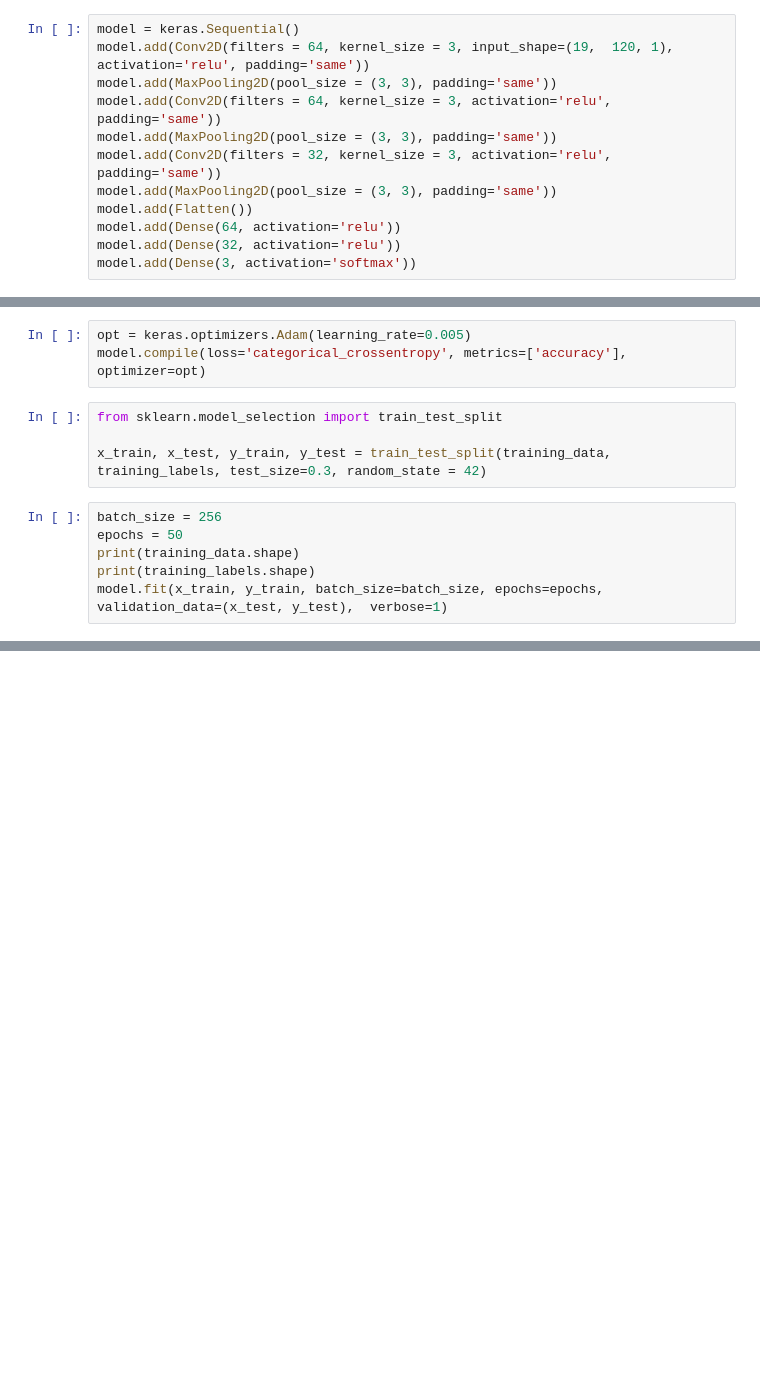
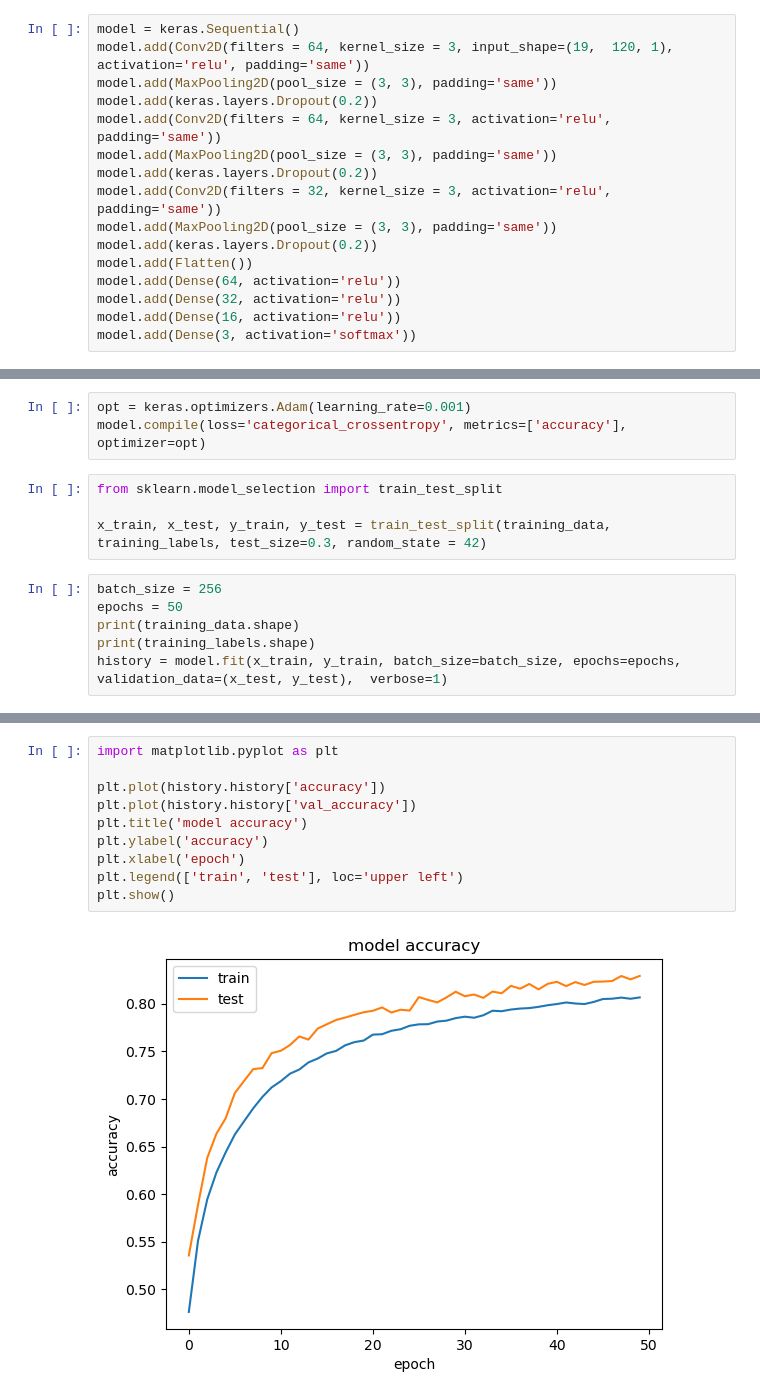
Before and after one commit to sidsrivastava001/CompBioFinalProject, a Jupyter notebook: CNN/neuarual nertwork.ipynb, the cells around one changed output, grey strips where cells are left out. Saved outputs shown, nothing was run; the diff lists cells and outputs as text; blank space fills up the shorter version.

Commit message:
many models trained

```diff
--- a/CNN/neuarual nertwork.ipynb
+++ b/CNN/neuarual nertwork.ipynb
@@ -154,13 +154,17 @@ training_labels = np.load("train_label.npy")
 model = keras.Sequential()
 model.add(Conv2D(filters = 64, kernel_size = 3, input_shape=(19,  120, 1), activation='relu', padding='same'))
 model.add(MaxPooling2D(pool_size = (3, 3), padding='same'))
+model.add(keras.layers.Dropout(0.2))
 model.add(Conv2D(filters = 64, kernel_size = 3, activation='relu', padding='same'))
 model.add(MaxPooling2D(pool_size = (3, 3), padding='same'))
+model.add(keras.layers.Dropout(0.2))
 model.add(Conv2D(filters = 32, kernel_size = 3, activation='relu', padding='same'))
 model.add(MaxPooling2D(pool_size = (3, 3), padding='same'))
+model.add(keras.layers.Dropout(0.2))
 model.add(Flatten())
 model.add(Dense(64, activation='relu'))
 model.add(Dense(32, activation='relu'))
+model.add(Dense(16, activation='relu'))
 model.add(Dense(3, activation='softmax'))
 # %%
 model.summary()
@@ -183,7 +187,7 @@ Trainable params: 68,515
 Non-trainable params: 0
 _________________________________________________________________
 # %%
-opt = keras.optimizers.Adam(learning_rate=0.005)
+opt = keras.optimizers.Adam(learning_rate=0.001)
 model.compile(loss='categorical_crossentropy', metrics=['accuracy'], optimizer=opt)
 # %%
 from sklearn.model_selection import train_test_split
@@ -194,7 +198,7 @@ batch_size = 256
 epochs = 50
 print(training_data.shape)
 print(training_labels.shape)
-model.fit(x_train, y_train, batch_size=batch_size, epochs=epochs, validation_data=(x_test, y_test),  verbose=1)
+history = model.fit(x_train, y_train, batch_size=batch_size, epochs=epochs, validation_data=(x_test, y_test),  verbose=1)
 # %% [output]
 (119528, 19, 120)
 (119528, 3)
@@ -215,0 +226,12 @@ model.save('72.h5')
+# %%
+import matplotlib.pyplot as plt
+
+plt.plot(history.history['accuracy'])
+plt.plot(history.history['val_accuracy'])
+plt.title('model accuracy')
+plt.ylabel('accuracy')
+plt.xlabel('epoch')
+plt.legend(['train', 'test'], loc='upper left')
+plt.show()
+# %% [output]
+[figure, added]
```
Also changed, not shown: parts of 5 cells of this notebook, 4 other files.
